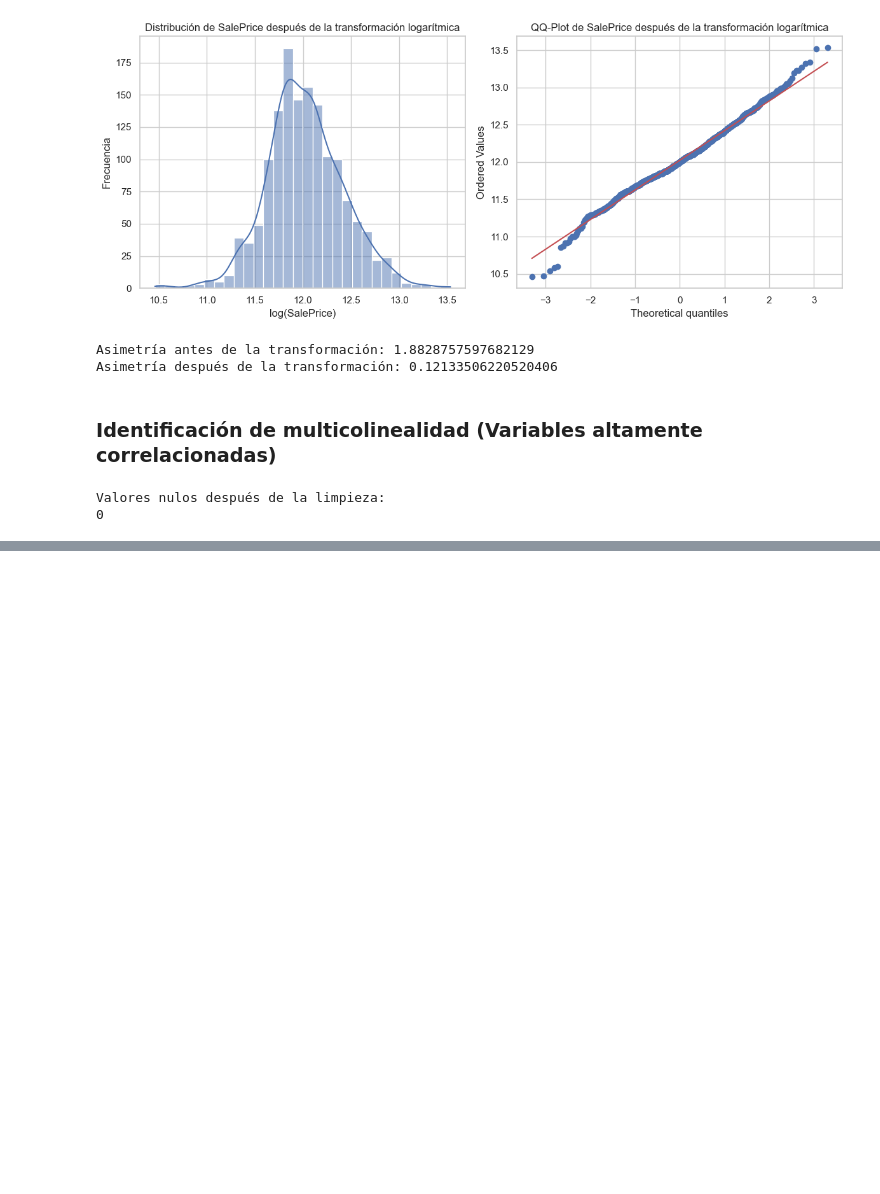
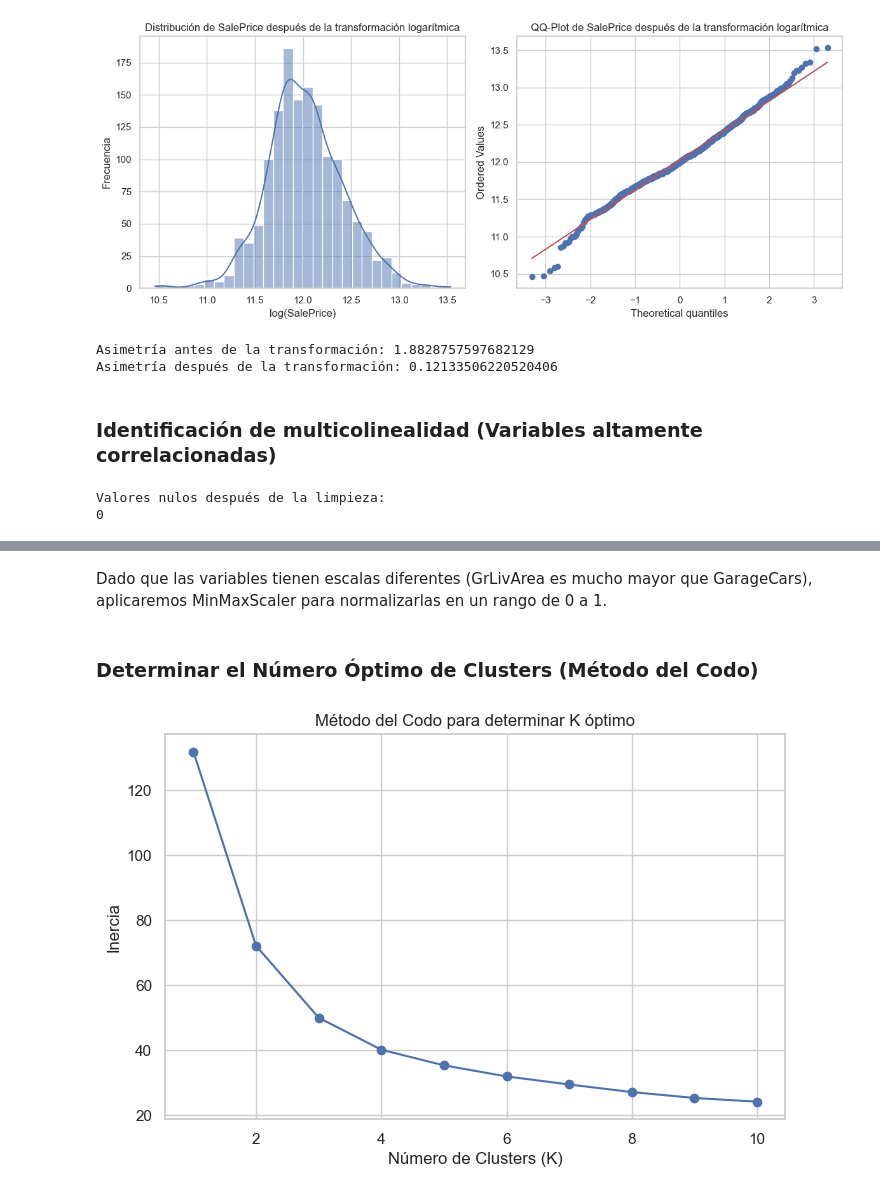
Before and after one commit to EstebanZG999/HT3Mineria, a Jupyter notebook: src/analisis_exploratorio.ipynb, the cells around one changed output, grey strips where cells are left out. Saved outputs shown, nothing was run; the diff lists cells and outputs as text; code cells hidden in the pictures; blank space fills up the shorter version.

```diff
--- a/src/analisis_exploratorio.ipynb
+++ b/src/analisis_exploratorio.ipynb
@@ -266,0 +271,13 @@ Variables con alta multicolinealidad (VIF > 10):
+# %%
+from sklearn.preprocessing import MinMaxScaler
+
+# Seleccionar las variables para clustering
+clustering_features = ['GrLivArea', 'TotalBsmtSF', 'GarageCars', 'OverallQual', 'SalePrice_log']
+
+# Normalizar los datos
+scaler = MinMaxScaler()
+df_scaled = df[clustering_features].copy()
+df_scaled[clustering_features] = scaler.fit_transform(df_scaled[clustering_features])
+
+# Mostrar los primeros datos normalizados
+df_scaled.head()
@@ -266,0 +291,26 @@ Variables con alta multicolinealidad (VIF > 10):
+# %% [markdown]
+Dado que las variables tienen escalas diferentes (GrLivArea es mucho mayor que GarageCars), aplicaremos MinMaxScaler para normalizarlas en un rango de 0 a 1.
+# %% [markdown]
+### Determinar el Número Óptimo de Clusters (Método del Codo)
+# %%
+from sklearn.cluster import KMeans
+import matplotlib.pyplot as plt
+
+# Probar diferentes valores de K
+inertia = []
+K_range = range(1, 11)  # Probamos entre 1 y 10 clusters
+
+for k in K_range:
+    kmeans = KMeans(n_clusters=k, random_state=42, n_init=10)
+    kmeans.fit(df_scaled)
+    inertia.append(kmeans.inertia_)
+
+# Graficar el método del codo
+plt.figure(figsize=(8, 5))
+plt.plot(K_range, inertia, marker='o', linestyle='-')
+plt.xlabel('Número de Clusters (K)')
+plt.ylabel('Inercia')
+plt.title('Método del Codo para determinar K óptimo')
+plt.show()
+# %% [output]
+[figure, added]
```
Also changed, not shown: parts of 8 cells of this notebook.
